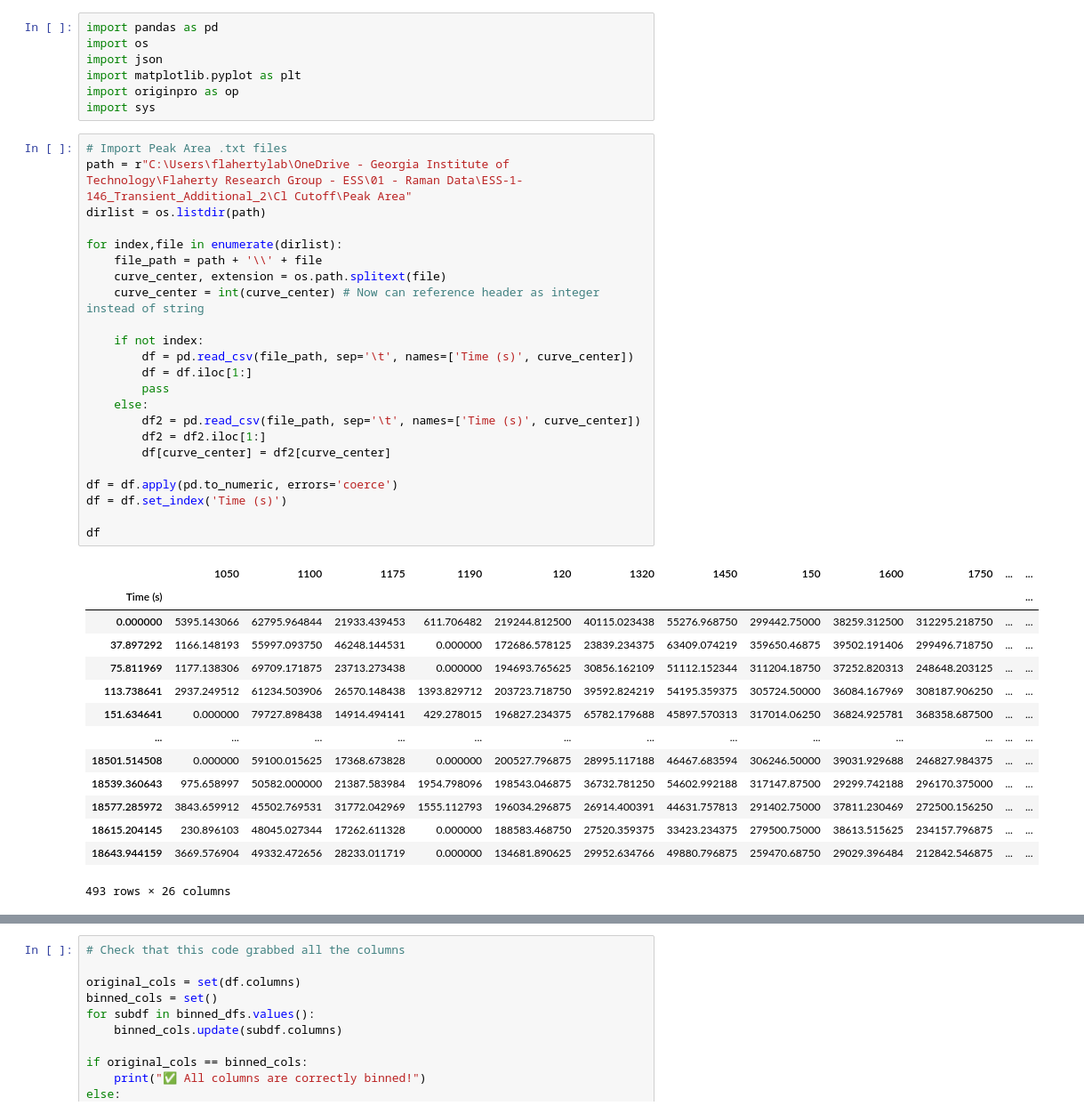
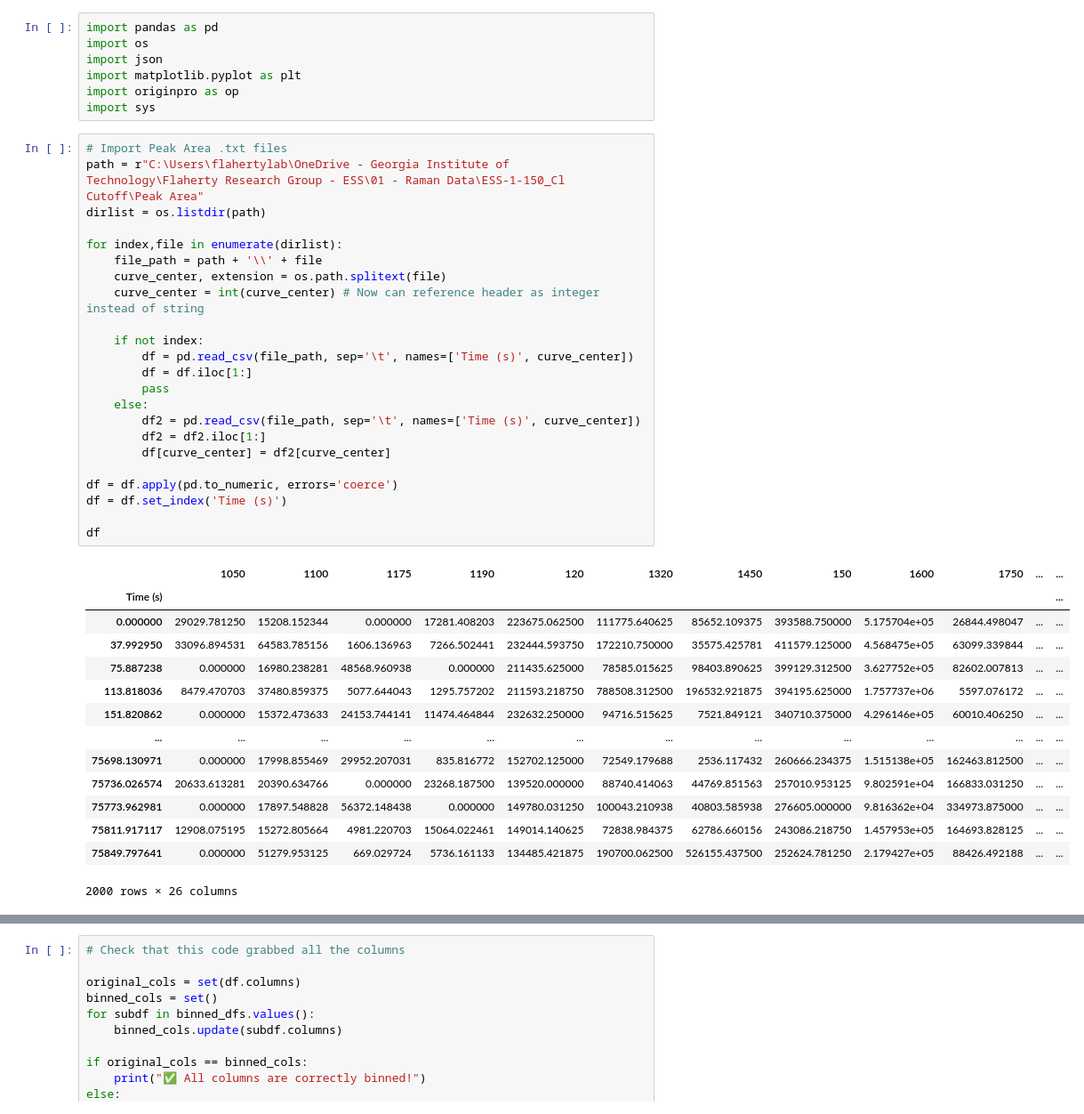
Before and after one commit to Sarbsey/SmallSCADA, a Jupyter notebook: Raman/PeakArea_processing.ipynb, the cells around one changed output, grey strips where cells are left out. Shown: that part at 89% size. Cells and saved outputs as stored; diff of their text form.

```diff
--- a/Raman/PeakArea_processing.ipynb
+++ b/Raman/PeakArea_processing.ipynb
@@ -7,40 +7,40 @@ import originpro as op
 import sys
 # %%
 # Import Peak Area .txt files
-path = r"C:\Users\flahertylab\OneDrive - Georgia Institute of Technology\Flaherty Research Group - ESS\01 - Raman Data\ESS-1-146_Transient_Additional_2\Cl Cutoff\Peak Area"
+path = r"C:\Users\flahertylab\OneDrive - Georgia Institute of Technology\Flaherty Research Group - ESS\01 - Raman Data\ESS-1-150_Cl Cutoff\Peak Area"
 dirlist = os.listdir(path)
 
 for index,file in enumerate(dirlist):
     file_path = path + '\\' + file
     curve_center, extension = os.path.splitext(file)
     curve_center = int(curve_center) # Now can reference header as integer instead of string
 
     if not index:
         df = pd.read_csv(file_path, sep='\t', names=['Time (s)', curve_center])
         df = df.iloc[1:]
         pass
     else:
         df2 = pd.read_csv(file_path, sep='\t', names=['Time (s)', curve_center])
         df2 = df2.iloc[1:]
         df[curve_center] = df2[curve_center]
 
 df = df.apply(pd.to_numeric, errors='coerce')
 df = df.set_index('Time (s)')
 
 df
 # %% [output]
 |  | 1050 | 1100 | 1175 | 1190 | 120 | 1320 | 1450 | 150 | 1600 | 1750 | ... | ... |
 | Time (s) |  |  |  |  |  |  |  |  |  |  |  | ... |
-| 0.000000 | 5395.143066 | 62795.964844 | 21933.439453 | 611.706482 | 219244.812500 | 40115.023438 | 55276.968750 | 299442.75000 | 38259.312500 | 312295.218750 | ... | ... |
-| 37.897292 | 1166.148193 | 55997.093750 | 46248.144531 | 0.000000 | 172686.578125 | 23839.234375 | 63409.074219 | 359650.46875 | 39502.191406 | 299496.718750 | ... | ... |
-| 75.811969 | 1177.138306 | 69709.171875 | 23713.273438 | 0.000000 | 194693.765625 | 30856.162109 | 51112.152344 | 311204.18750 | 37252.820313 | 248648.203125 | ... | ... |
-| 113.738641 | 2937.249512 | 61234.503906 | 26570.148438 | 1393.829712 | 203723.718750 | 39592.824219 | 54195.359375 | 305724.50000 | 36084.167969 | 308187.906250 | ... | ... |
-| 151.634641 | 0.000000 | 79727.898438 | 14914.494141 | 429.278015 | 196827.234375 | 65782.179688 | 45897.570313 | 317014.06250 | 36824.925781 | 368358.687500 | ... | ... |
+| 0.000000 | 29029.781250 | 15208.152344 | 0.000000 | 17281.408203 | 223675.062500 | 111775.640625 | 85652.109375 | 393588.750000 | 5.175704e+05 | 26844.498047 | ... | ... |
+| 37.992950 | 33096.894531 | 64583.785156 | 1606.136963 | 7266.502441 | 232444.593750 | 172210.750000 | 35575.425781 | 411579.125000 | 4.568475e+05 | 63099.339844 | ... | ... |
+| 75.887238 | 0.000000 | 16980.238281 | 48568.960938 | 0.000000 | 211435.625000 | 78585.015625 | 98403.890625 | 399129.312500 | 3.627752e+05 | 82602.007813 | ... | ... |
+| 113.818036 | 8479.470703 | 37480.859375 | 5077.644043 | 1295.757202 | 211593.218750 | 788508.312500 | 196532.921875 | 394195.625000 | 1.757737e+06 | 5597.076172 | ... | ... |
+| 151.820862 | 0.000000 | 15372.473633 | 24153.744141 | 11474.464844 | 232632.250000 | 94716.515625 | 7521.849121 | 340710.375000 | 4.296146e+05 | 60010.406250 | ... | ... |
 | ... | ... | ... | ... | ... | ... | ... | ... | ... | ... | ... | ... | ... |
-| 18501.514508 | 0.000000 | 59100.015625 | 17368.673828 | 0.000000 | 200527.796875 | 28995.117188 | 46467.683594 | 306246.50000 | 39031.929688 | 246827.984375 | ... | ... |
-| 18539.360643 | 975.658997 | 50582.000000 | 21387.583984 | 1954.798096 | 198543.046875 | 36732.781250 | 54602.992188 | 317147.87500 | 29299.742188 | 296170.375000 | ... | ... |
-| 18577.285972 | 3843.659912 | 45502.769531 | 31772.042969 | 1555.112793 | 196034.296875 | 26914.400391 | 44631.757813 | 291402.75000 | 37811.230469 | 272500.156250 | ... | ... |
-| 18615.204145 | 230.896103 | 48045.027344 | 17262.611328 | 0.000000 | 188583.468750 | 27520.359375 | 33423.234375 | 279500.75000 | 38613.515625 | 234157.796875 | ... | ... |
-| 18643.944159 | 3669.576904 | 49332.472656 | 28233.011719 | 0.000000 | 134681.890625 | 29952.634766 | 49880.796875 | 259470.68750 | 29029.396484 | 212842.546875 | ... | ... |
+| 75698.130971 | 0.000000 | 17998.855469 | 29952.207031 | 835.816772 | 152702.125000 | 72549.179688 | 2536.117432 | 260666.234375 | 1.515138e+05 | 162463.812500 | ... | ... |
+| 75736.026574 | 20633.613281 | 20390.634766 | 0.000000 | 23268.187500 | 139520.000000 | 88740.414063 | 44769.851563 | 257010.953125 | 9.802591e+04 | 166833.031250 | ... | ... |
+| 75773.962981 | 0.000000 | 17897.548828 | 56372.148438 | 0.000000 | 149780.031250 | 100043.210938 | 40803.585938 | 276605.000000 | 9.816362e+04 | 334973.875000 | ... | ... |
+| 75811.917117 | 12908.075195 | 15272.805664 | 4981.220703 | 15064.022461 | 149014.140625 | 72838.984375 | 62786.660156 | 243086.218750 | 1.457953e+05 | 164693.828125 | ... | ... |
+| 75849.797641 | 0.000000 | 51279.953125 | 669.029724 | 5736.161133 | 134485.421875 | 190700.062500 | 526155.437500 | 252624.781250 | 2.179427e+05 | 88426.492188 | ... | ... |
-493 rows × 26 columns
+2000 rows × 26 columns
 # %%
```
Also changed, not shown: parts of 6 cells of this notebook, 2 other files.
